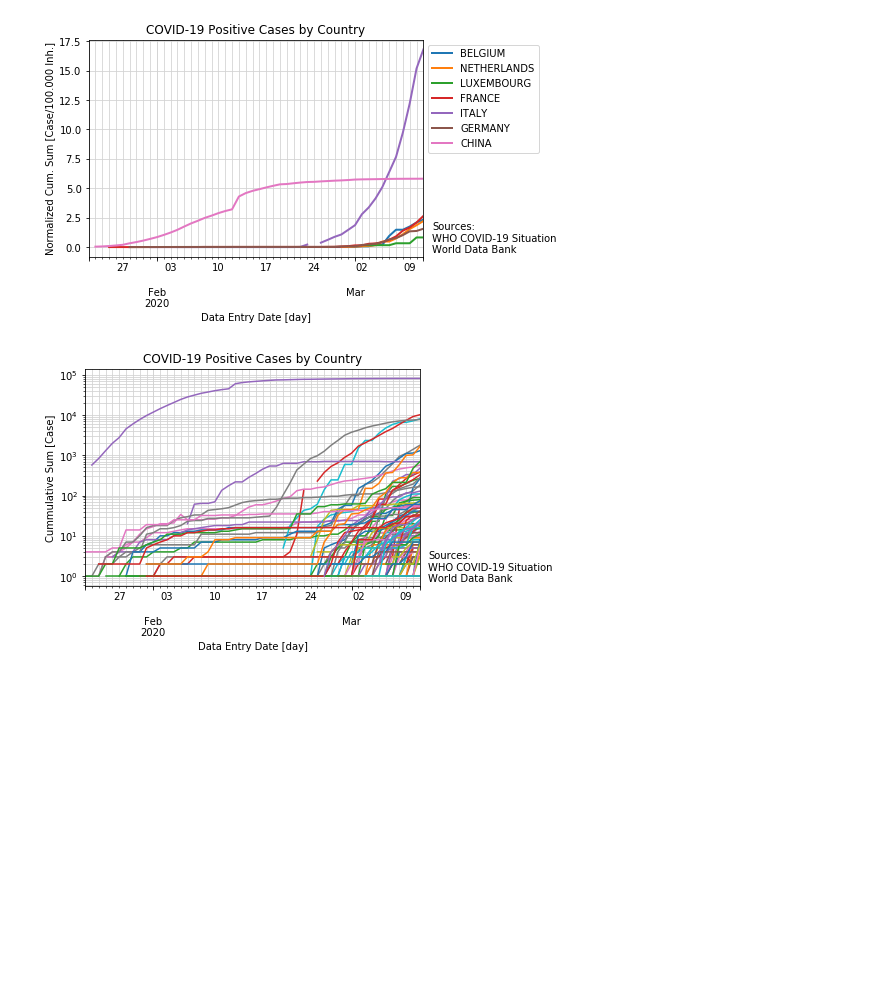
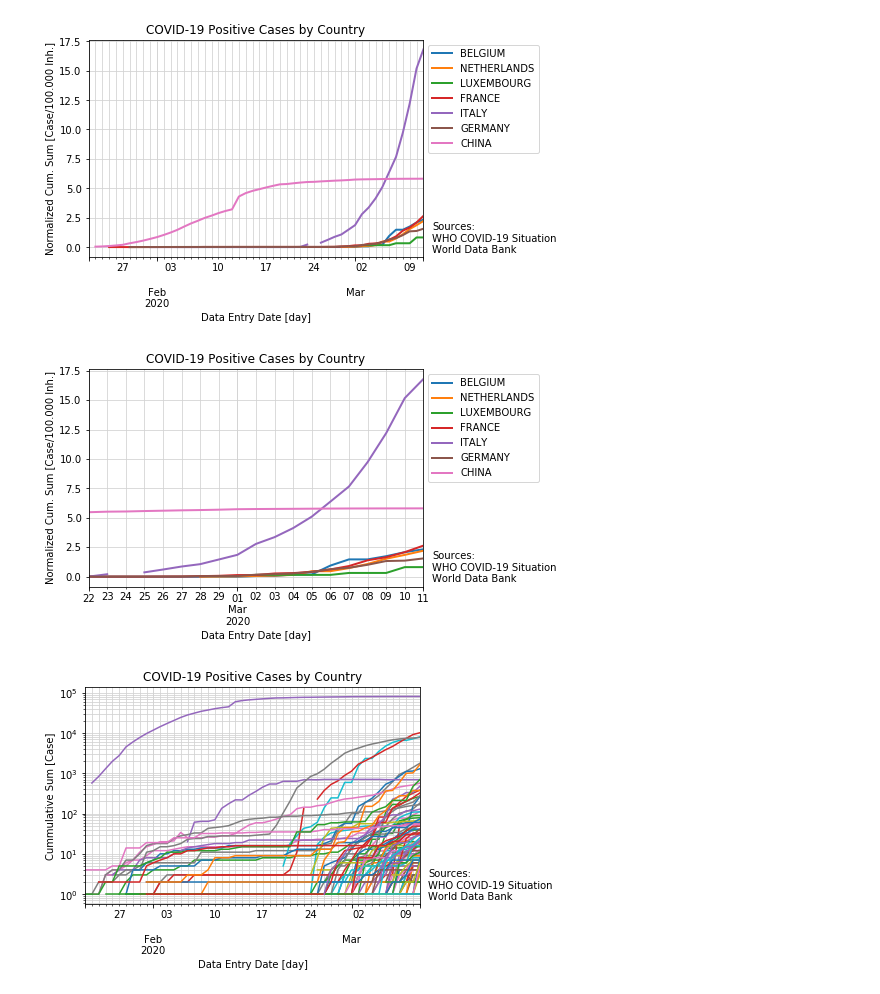
Before and after one commit to jlandercy/cookbook, a Jupyter notebook: python/scientific/covid-19/covid19.ipynb, the cells around one changed output. Drawn from its saved outputs; the diff is of its cells as text; code cells hidden in the pictures; blank space fills up the shorter version.

```diff
--- a/python/scientific/covid-19/covid19.ipynb
+++ b/python/scientific/covid-19/covid19.ipynb
@@ -131,6 +131,16 @@ axe.legend(bbox_to_anchor=(1,1), loc='upper left')
 _ = axe.get_figure().text(0.92, 0.14, "Sources:\nWHO COVID-19 Situation\nWorld Data Bank")
 # %% [output]
 [figure]
+# %%
+axe = ncross.loc['2020-02-22':,keys].plot(linewidth=2)
+axe.set_title("COVID-19 Positive Cases by Country")
+axe.set_xlabel("Data Entry Date [day]")
+axe.set_ylabel("Normalized Cum. Sum [Case/100.000 Inh.]")
+axe.grid(which='both', color='lightgray')
+axe.legend(bbox_to_anchor=(1,1), loc='upper left')
+_ = axe.get_figure().text(0.92, 0.14, "Sources:\nWHO COVID-19 Situation\nWorld Data Bank")
+# %% [output]
+[figure, added]
 # %%
 axe = cross.plot(logy=True)
 axe.set_title("COVID-19 Positive Cases by Country")
```
Also changed, not shown: parts of 5 cells of this notebook.
